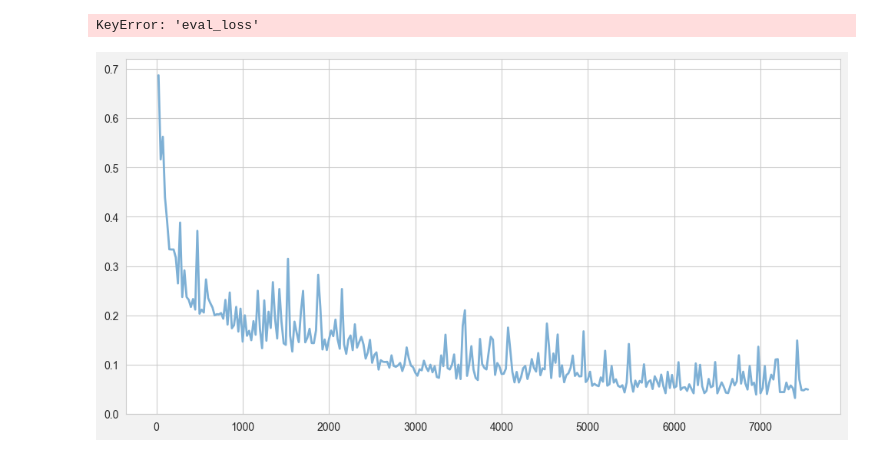
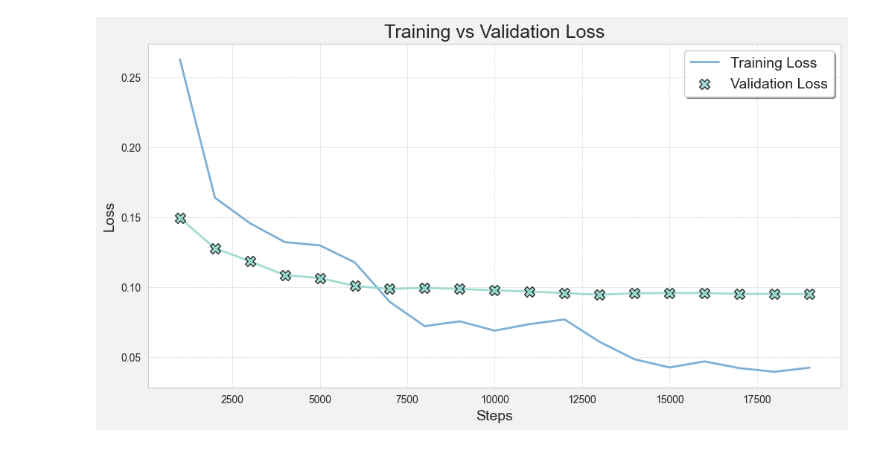
Before and after one commit to grdphilip/swedish_semantic_audio_filtering, a Jupyter notebook: plots/create_pretty_plot.ipynb, the cells around one changed output. Cells and saved outputs as stored; diff of their text form; code cells hidden in the pictures.

```diff
--- a/plots/create_pretty_plot.ipynb
+++ b/plots/create_pretty_plot.ipynb
@@ -87,30 +79,36 @@ print(df)
 # %%
 import matplotlib.pyplot as plt
 import seaborn as sns
 
-df['eval_loss'] =
+ # Setting a
+ # dvalue for demonstration
 
-# Set Seaborn style with a beige background
+#df['eval_loss'][0] = 0.72
+# Set style and figure
 sns.set_style("whitegrid")
-plt.figure(figsize=(12, 6), facecolor="#f2f2f2")  # Soft beige background
+plt.figure(figsize=(12, 6), facecolor="#f2f2f2")
+plt.rcParams["font.size"] = 10
 
-# Choose a beautiful font# Use a classic serif font
-plt.rcParams["font.size"] = 10       # Slightly larger font
-
+# Plot training loss as a line
 plt.plot(df["epoch"], df["loss"], label="Training Loss",
          color="#7eb0d5", linewidth=2, alpha=1.0)
-plt.plot(df["epoch"], df["eval_loss"], label="Validation Loss",
-         color="#8bd3c7", linewidth=2,  alpha=1.0)
 
-plt.xlabel("Steps", fontsize=14)  # Increased label padding
-plt.ylabel("Loss", fontsize=14)  # Increased label padding
-plt.title("Training vs Validation Loss (Whisper-medium-Syn+CommonVoice)", fontsize=18)  # Increased title padding
+# Filter and sort eval_loss data
+eval_df = df.dropna(subset=["eval_loss"]).sort_values(by="epoch")
 
+# Plot eval_loss as scatter
+plt.scatter(eval_df["epoch"], eval_df["eval_loss"], label="Validation Loss",
+            color="#8bd3c7", s=100, zorder=5, marker="X", alpha=0.8, edgecolor="black")
+
+# Connect scatter points with a line
+plt.plot(eval_df["epoch"], eval_df["eval_loss"], color="#8bd3c7", linestyle='-', linewidth=2, alpha=0.8)
+
+plt.xlabel("Steps", fontsize=14)
+plt.ylabel("Loss", fontsize=14)
+plt.title("Training vs Validation Loss", fontsize=18)
 plt.grid(color="gray", linestyle="dotted", linewidth=0.5, alpha=0.6)
-
 plt.legend(fontsize=14, loc="upper right", frameon=True, shadow=True, facecolor="white")
 
 plt.show()
 # %% [output]
-KeyError: 'eval_loss'
-[figure, old version]
+[figure, new version]
```
Also changed, not shown: parts of 1 cell of this notebook, 8 other files.
